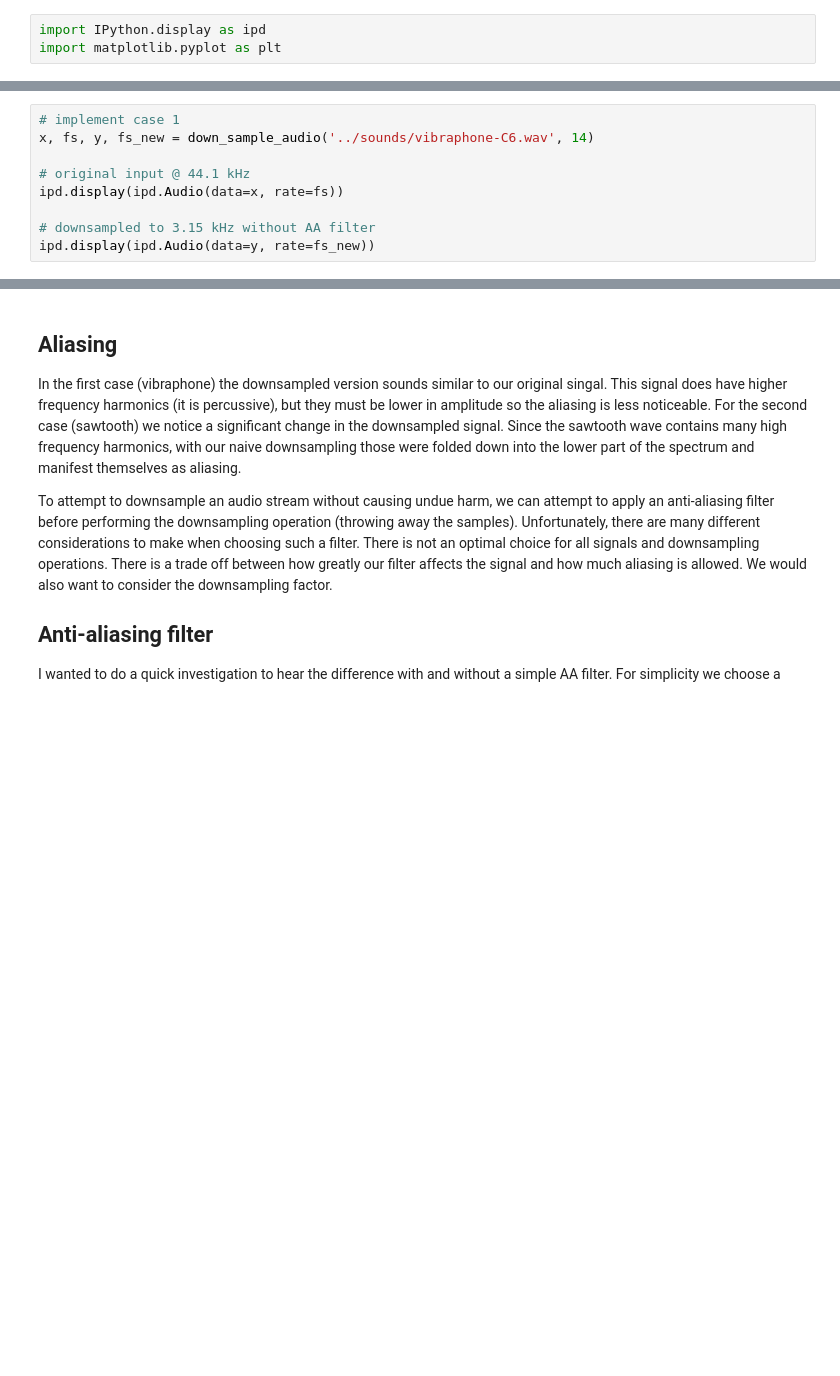
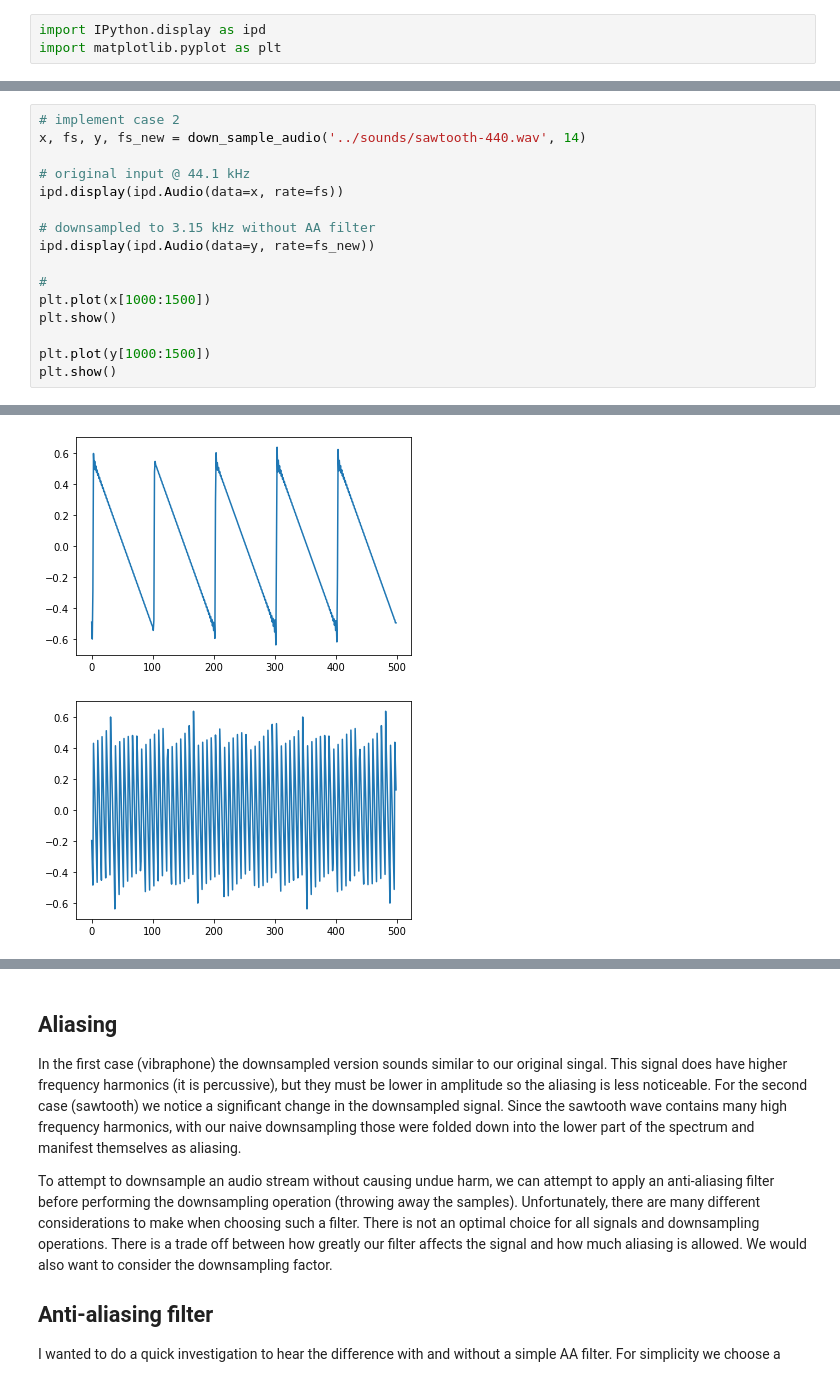
Before and after one commit to csteinmetz1/sms-tools, a Jupyter notebook: workspace/E1-Steinmetz.ipynb, the cells around one changed output, grey strips where cells are left out. Drawn from its saved outputs; the diff is of its cells as text; blank space fills up the shorter version.

```diff
--- a/workspace/E1-Steinmetz.ipynb
+++ b/workspace/E1-Steinmetz.ipynb
@@ -172,12 +194,21 @@ import matplotlib.pyplot as plt
 # %%
-# implement case 1
-x, fs, y, fs_new = down_sample_audio('../sounds/vibraphone-C6.wav', 14)
+# implement case 2
+x, fs, y, fs_new = down_sample_audio('../sounds/sawtooth-440.wav', 14)
 
 # original input @ 44.1 kHz
 ipd.display(ipd.Audio(data=x, rate=fs))
 
 # downsampled to 3.15 kHz without AA filter
 ipd.display(ipd.Audio(data=y, rate=fs_new))
+
+#
+plt.plot(x[1000:1500])
+plt.show()
+
+plt.plot(y[1000:1500])
+plt.show()
 # %% [output]
 [interactive output not drawn]
 [interactive output not drawn]
+[figure, added]
+[figure, added]
```
Also changed, not shown: parts of 3 cells of this notebook.
